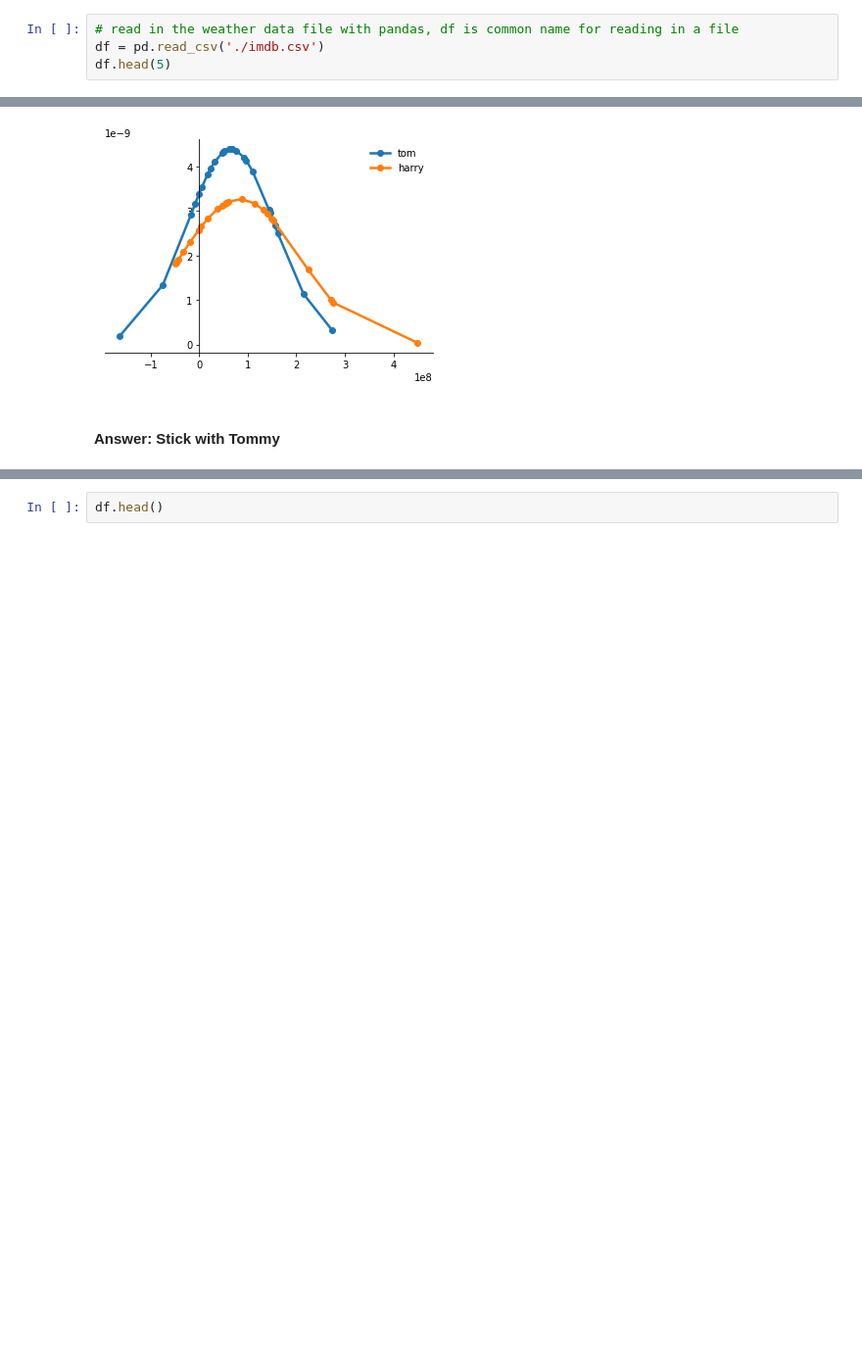
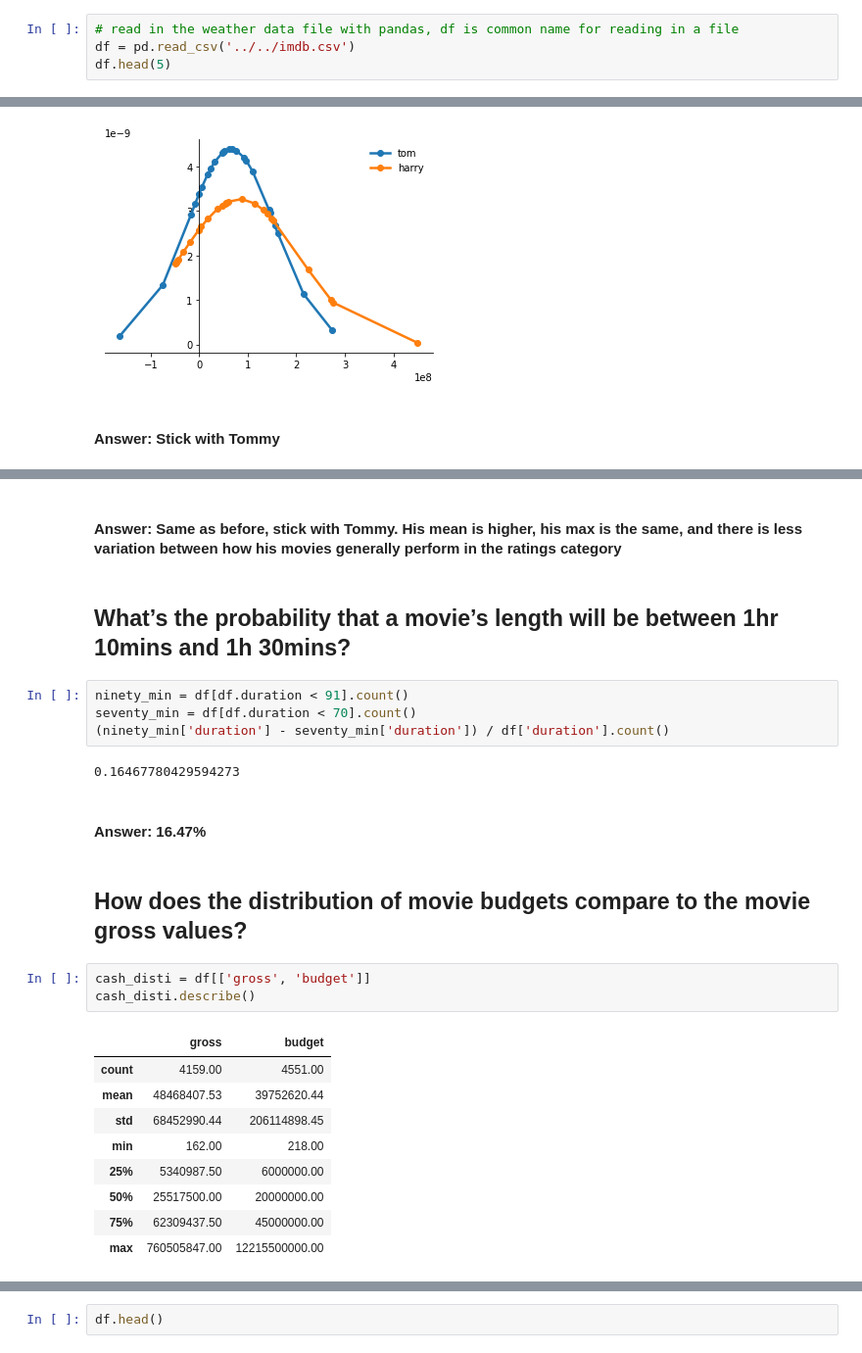
Before and after one commit to jeremyCtown/data-science, a Jupyter notebook: imdb-notebook/imdb_notebook.ipynb, the cells around one changed output, grey strips where cells are left out. Shown at 98% size. Drawn from its saved outputs; the diff is of its cells as text; blank space fills up the shorter version.

```diff
--- a/imdb-notebook/imdb_notebook.ipynb
+++ b/imdb-notebook/imdb_notebook.ipynb
@@ -31,6 +15,6 @@ Have any years grossed a statistically-significant higher amount than the other
 # %%
 # read in the weather data file with pandas, df is common name for reading in a file
-df = pd.read_csv('./imdb.csv')
+df = pd.read_csv('../../imdb.csv')
 df.head(5)
 # %% [output]
 |  | color | director_name | num_critic_for_reviews | duration | director_facebook_likes | actor_3_facebook_likes | ... |
@@ -252,0 +263,27 @@ axis.spines['left'].set_position(('data',0))
+# %% [markdown]
+#### Answer: Same as before, stick with Tommy. His mean is higher, his max is the same, and there is less variation between how his movies generally perform in the ratings category
+# %% [markdown]
+## What’s the probability that a movie’s length will be between 1hr 10mins and 1h 30mins?
+# %%
+ninety_min = df[df.duration < 91].count()
+seventy_min = df[df.duration < 70].count()
+(ninety_min['duration'] - seventy_min['duration']) / df['duration'].count()
+# %% [output]
+0.16467780429594273
+# %% [markdown]
+#### Answer: 16.47%
+# %% [markdown]
+## How does the distribution of movie budgets compare to the movie gross values?
+# %%
+cash_disti = df[['gross', 'budget']]
+cash_disti.describe()
+# %% [output]
+|  | gross | budget |
+| count | 4159.00 | 4551.00 |
+| mean | 48468407.53 | 39752620.44 |
+| std | 68452990.44 | 206114898.45 |
+| min | 162.00 | 218.00 |
+| 25% | 5340987.50 | 6000000.00 |
+| 50% | 25517500.00 | 20000000.00 |
+| 75% | 62309437.50 | 45000000.00 |
+| max | 760505847.00 | 12215500000.00 |
```
Also changed, not shown: parts of 23 cells of this notebook.
